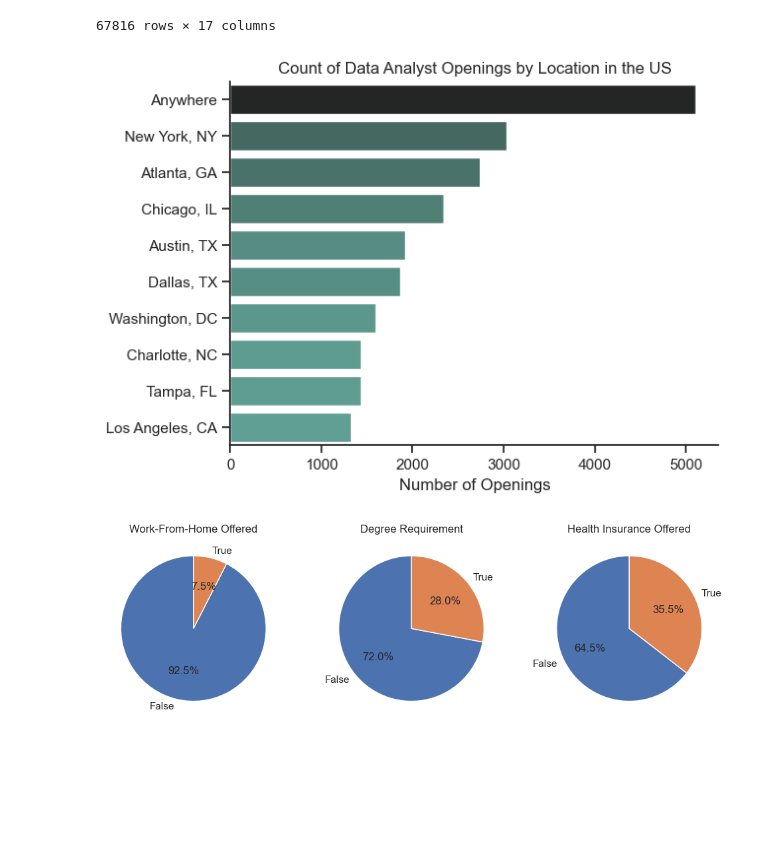
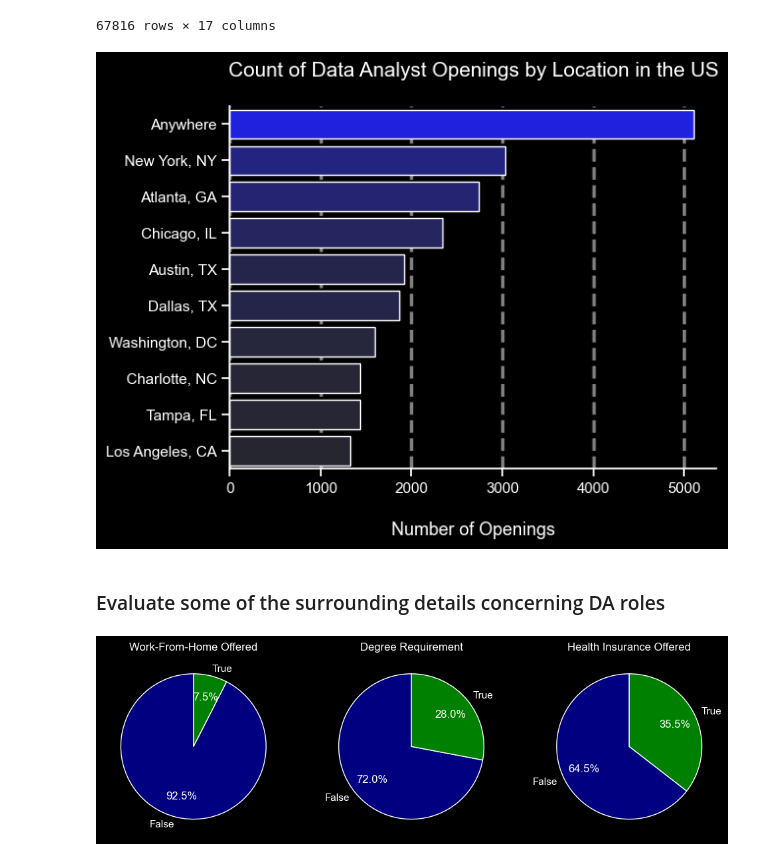
Before and after one commit to schuckr53/Python_Data_Project, a Jupyter notebook: 3_Project/1_Project_Intro_EDA.ipynb, the cells around one changed output. Drawn from its saved outputs; the diff is of its cells as text; code cells hidden in the pictures; blank space fills up the shorter version.

Commit message:
improvements to viz and code

```diff
--- a/3_Project/1_Project_Intro_EDA.ipynb
+++ b/3_Project/1_Project_Intro_EDA.ipynb
@@ -45,18 +45,21 @@ df_DA_US
 67816 rows × 17 columns
 # %%
 df_plot = df_DA_US['job_location'].value_counts().head(10).to_frame()
+plt.style.use('dark_background') # black background plot format
+plt.grid(True, color='grey', linewidth=2.5, linestyle='--') # visual reference improvements
 
-sns.set_theme(style='ticks')
-sns.barplot(data=df_plot, x='count', y='job_location', hue='count', palette='dark:#5A9_r', legend=False)
-sns.despine()
-plt.title('Count of Data Analyst Openings by Location in the US')
-plt.xlabel('Number of Openings')
+sns.barplot(data=df_plot, x='count', y='job_location', hue='count', palette='dark:blue', legend=False)
+sns.set_theme(style='ticks') # visual reference improvements
+sns.despine() # remove outer-most borders of plot
+plt.title('Count of Data Analyst Openings by Location in the US\n', fontsize=15) # inclusion of spacer ('\n') to separate title
+plt.xlabel('\nNumber of Openings', fontsize=13) # inclusion of spacer ('\n') to separate axis label
 plt.ylabel('')
 plt.show()
 # %% [output]
-[figure, old version]
+[figure, new version]
+# %% [markdown]
+### Evaluate some of the surrounding details concerning DA roles
 # %%
-# Evaluate some of the surrounding details concerning DA roles
 dict_column = {
     'job_work_from_home': 'Work-From-Home Offered',
     'job_no_degree_mention': 'Degree Requirement',
@@ -67,12 +70,19 @@ fig, ax = plt.subplots(1,3)
 fig.set_size_inches((12, 5))
 
 for i, (column, title) in enumerate(dict_column.items()):
-    ax[i].pie(df_DA_US[column].value_counts(), startangle=90, autopct='%1.1f%%', labels=['False', 'True'])
+    ax[i].pie(df_DA_US[column].value_counts(),
+        colors=['navy', 'green'], # additional color coding improvements
+        startangle=90,
+        autopct='%1.1f%%',
+        labels=['False', 'True'],
+        pctdistance=0.70 # move the percent labels to optimal space
+        )
     ax[i].set_title(title)
 
+    plt.style.use('dark_background') # black background plot format
 plt.show()
 # %% [output]
-[figure, old version]
+[figure, new version]
 # %%
 # Now let's see the count of company names for postings - who is hiring and how many?
 df_plot = df_DA_US['company_name'].value_counts().head(10).to_frame()
```
Also changed, not shown: parts of 1 cell of this notebook.
